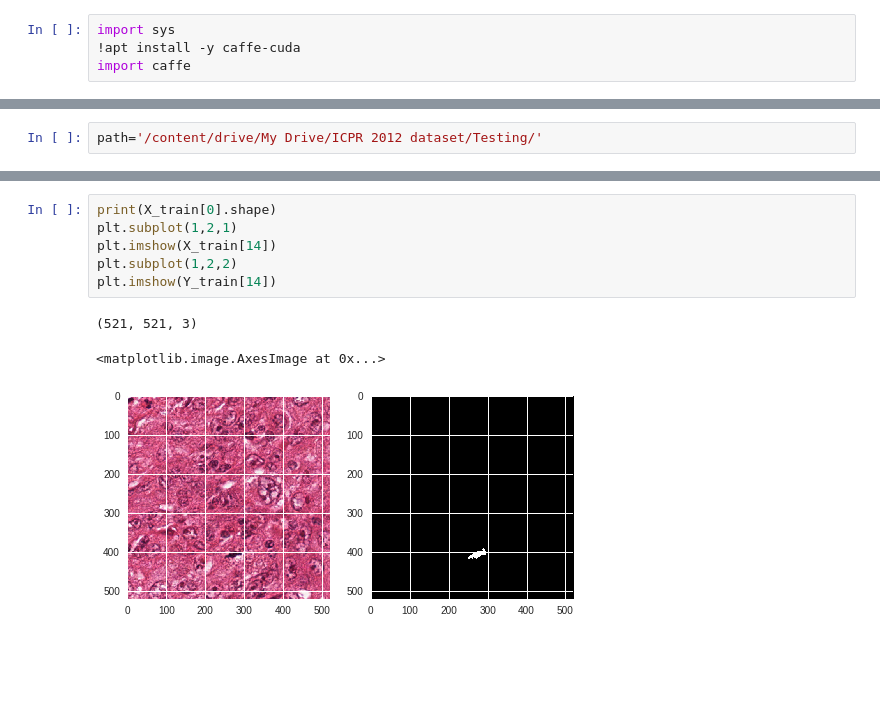
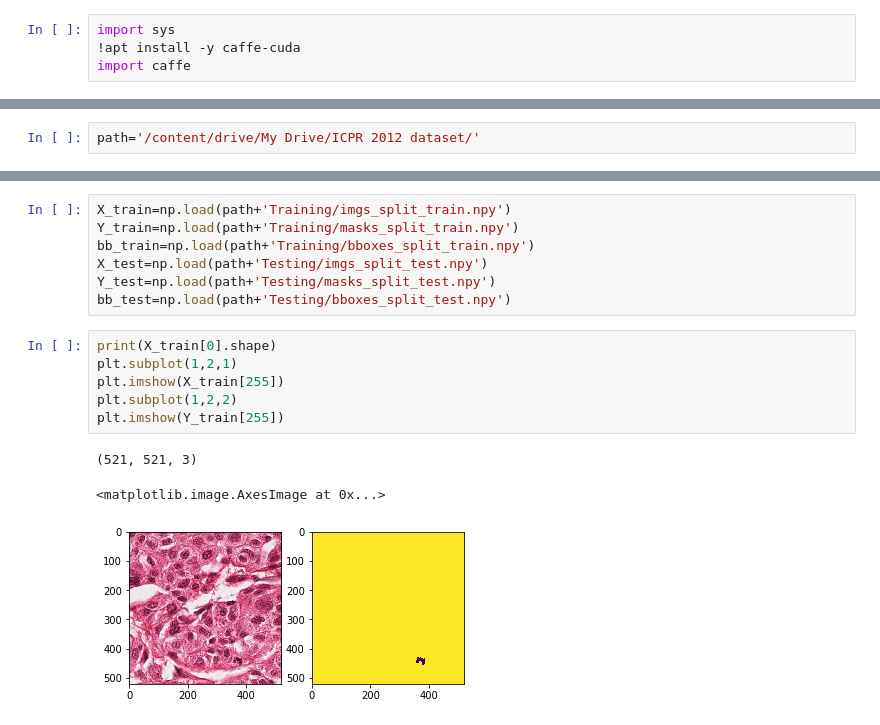
Before and after one commit to Nairit11/Mitosis-Detection, a Jupyter notebook: ICPR_segment.ipynb, the cells around one changed output, grey strips where cells are left out. Drawn from its saved outputs; the diff is of its cells as text; blank space fills up the shorter version.

Commit message:
Updated segmentation on ICPR dataset

```diff
--- a/ICPR_segment.ipynb
+++ b/ICPR_segment.ipynb
@@ -10,5 +14,5 @@ Drive already mounted at /content/drive; to attempt to forcibly remount, call dr
 # %%
-path='/content/drive/My Drive/ICPR 2012 dataset/Testing/'
+path='/content/drive/My Drive/ICPR 2012 dataset/'
 # %%
 !ls '/content/drive/My Drive/ICPR 2012 dataset/Training'
 # %% [output]
@@ -80,13 +147,20 @@ bb_train=np.array(bb_train)
+# %%
+X_train=np.load(path+'Training/imgs_split_train.npy')
+Y_train=np.load(path+'Training/masks_split_train.npy')
+bb_train=np.load(path+'Training/bboxes_split_train.npy')
+X_test=np.load(path+'Testing/imgs_split_test.npy')
+Y_test=np.load(path+'Testing/masks_split_test.npy')
+bb_test=np.load(path+'Testing/bboxes_split_test.npy')
 # %%
 print(X_train[0].shape)
 plt.subplot(1,2,1)
-plt.imshow(X_train[14])
+plt.imshow(X_train[255])
 plt.subplot(1,2,2)
-plt.imshow(Y_train[14])
+plt.imshow(Y_train[255])
 # %% [output]
 (521, 521, 3)
 <matplotlib.image.AxesImage at 0x...>
-[figure, old version]
+[figure, new version]
 # %%
 print(X_train[0].shape)
 print(Y_train[0].shape)
```
Also changed, not shown: parts of 9 cells of this notebook.
